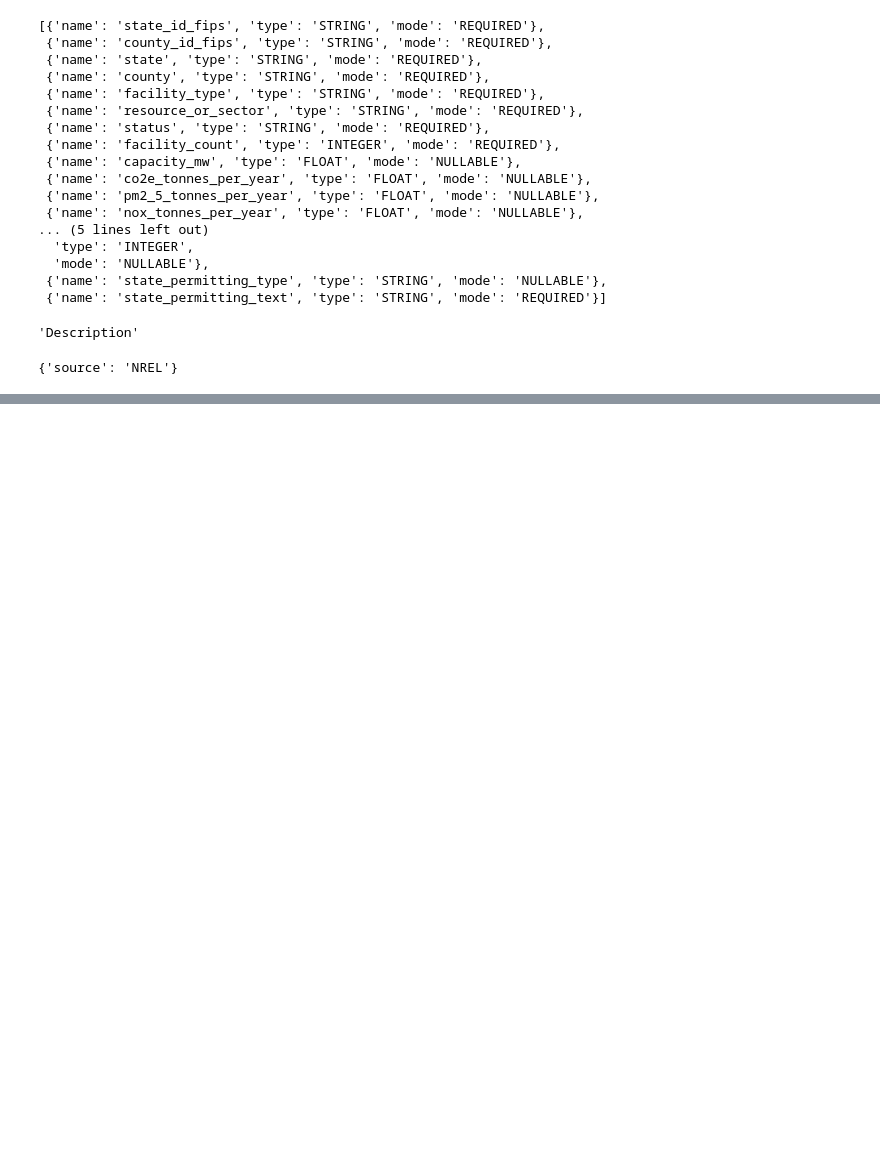
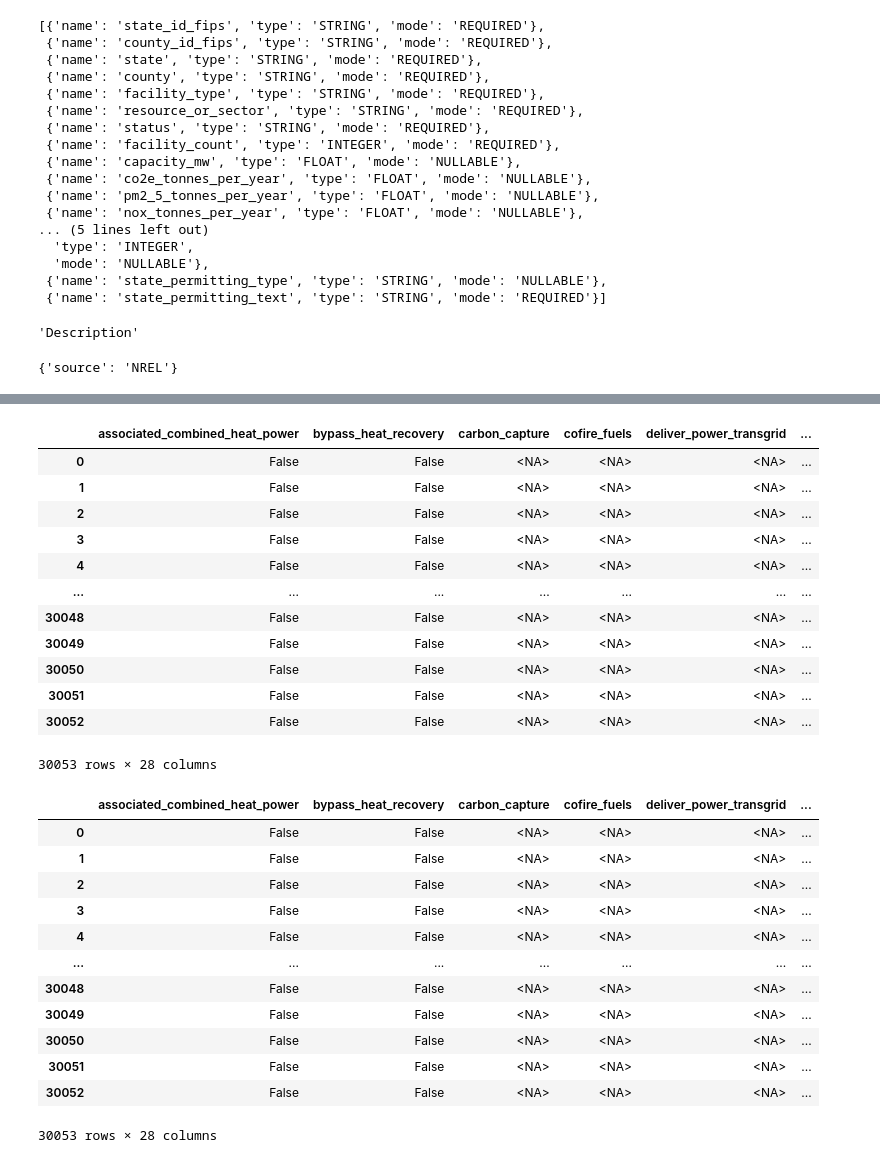
Before and after one commit to deployment-gap-model-education-fund/deployment-gap-model, a Jupyter notebook: notebooks/create-datawarehouse-schemas.ipynb, the cells around one changed output, grey strips where cells are left out. Saved outputs shown, nothing was run; the diff lists cells and outputs as text; code cells hidden in the pictures; blank space fills up the shorter version.

```diff
--- a/notebooks/create-datawarehouse-schemas.ipynb
+++ b/notebooks/create-datawarehouse-schemas.ipynb
@@ -376,0 +431,3 @@ c.info
+# %%
+pd.set_option('display.max_rows', 200)
+dtyped_mcoe.dtypes
@@ -376,0 +452,31 @@ c.info
+# %%
+boolean_dtyped_mcoe = dtyped_mcoe.select_dtypes("boolean")
+display(boolean_dtyped_mcoe)
+display(mcoe[boolean_dtyped_mcoe.columns])
+# %% [output]
+|  | associated_combined_heat_power | bypass_heat_recovery | carbon_capture | cofire_fuels | deliver_power_transgrid | ... |
+| 0 | False | False | <NA> | <NA> | <NA> | ... |
+| 1 | False | False | <NA> | <NA> | <NA> | ... |
+| 2 | False | False | <NA> | <NA> | <NA> | ... |
+| 3 | False | False | <NA> | <NA> | <NA> | ... |
+| 4 | False | False | <NA> | <NA> | <NA> | ... |
+| ... | ... | ... | ... | ... | ... | ... |
+| 30048 | False | False | <NA> | <NA> | <NA> | ... |
+| 30049 | False | False | <NA> | <NA> | <NA> | ... |
+| 30050 | False | False | <NA> | <NA> | <NA> | ... |
+| 30051 | False | False | <NA> | <NA> | <NA> | ... |
+| 30052 | False | False | <NA> | <NA> | <NA> | ... |
+30053 rows × 28 columns
+|  | associated_combined_heat_power | bypass_heat_recovery | carbon_capture | cofire_fuels | deliver_power_transgrid | ... |
+| 0 | False | False | <NA> | <NA> | <NA> | ... |
+| 1 | False | False | <NA> | <NA> | <NA> | ... |
+| 2 | False | False | <NA> | <NA> | <NA> | ... |
+| 3 | False | False | <NA> | <NA> | <NA> | ... |
+| 4 | False | False | <NA> | <NA> | <NA> | ... |
+| ... | ... | ... | ... | ... | ... | ... |
+| 30048 | False | False | <NA> | <NA> | <NA> | ... |
+| 30049 | False | False | <NA> | <NA> | <NA> | ... |
+| 30050 | False | False | <NA> | <NA> | <NA> | ... |
+| 30051 | False | False | <NA> | <NA> | <NA> | ... |
+| 30052 | False | False | <NA> | <NA> | <NA> | ... |
+30053 rows × 28 columns
```
Also changed, not shown: parts of 6 cells of this notebook, 5 other files.
